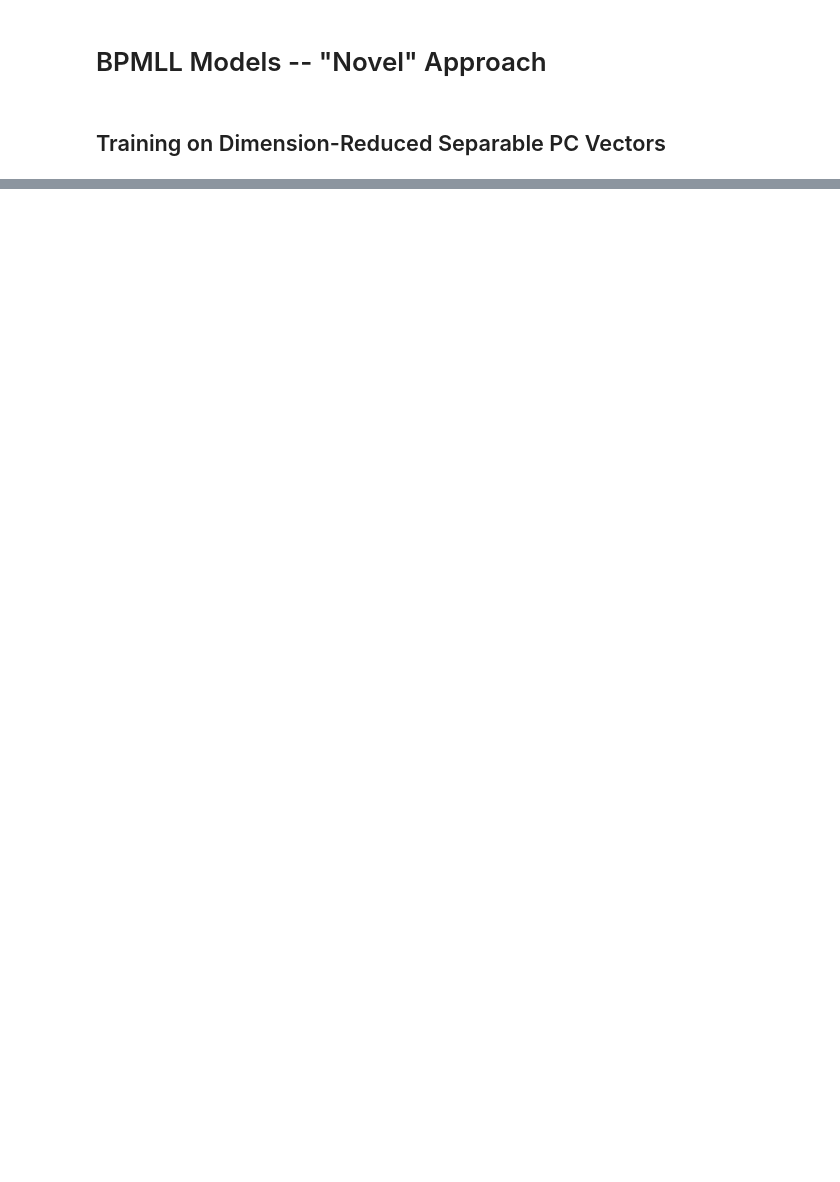
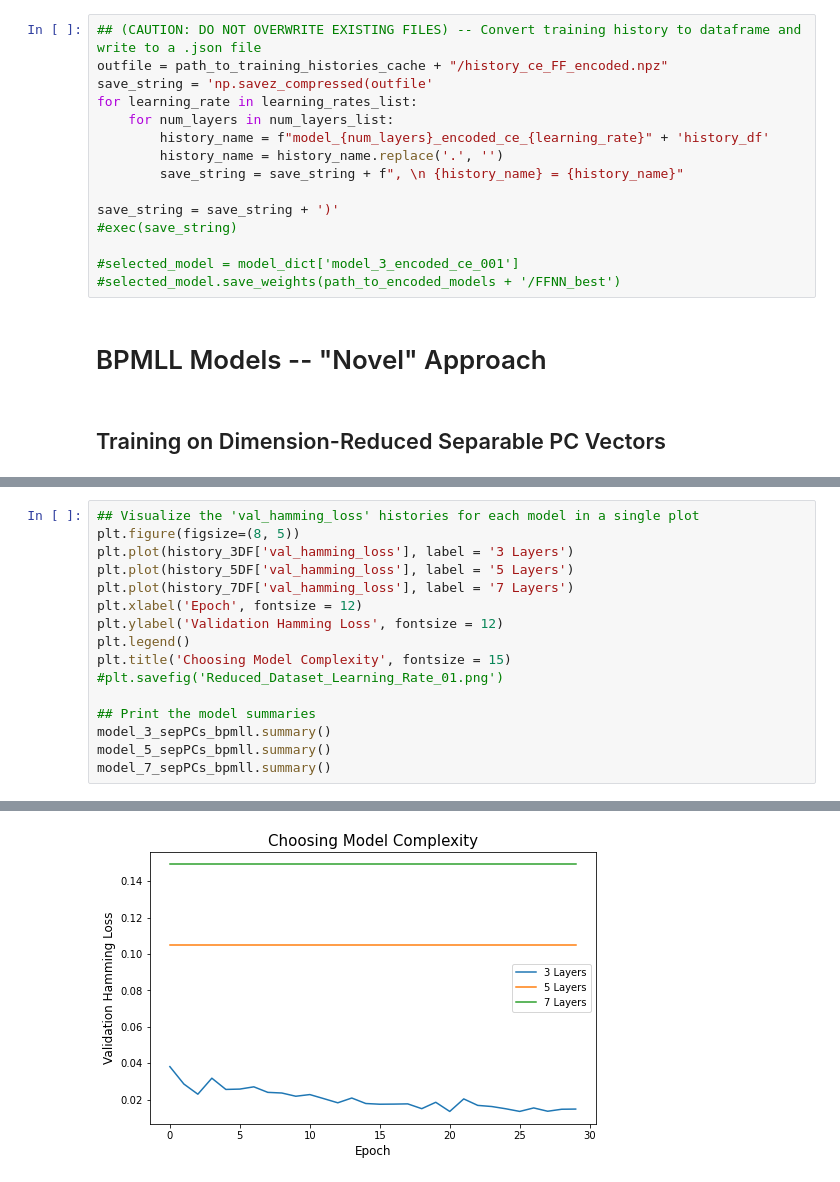
Before and after one commit to BobbyLumpkin/Multilabel-Text-Classification, a Jupyter notebook: Deep Learning Models/FF Models/FF_Models_Training.ipynb, the cells around one changed output, grey strips where cells are left out. Drawn from its saved outputs; the diff is of its cells as text; blank space fills up the shorter version.

```diff
--- a/Deep Learning Models/FF Models/FF_Models_Training.ipynb
+++ b/Deep Learning Models/FF Models/FF_Models_Training.ipynb
@@ -290,3 +226,18 @@ outfile = "Training Histories Layers GS/history_ce_FF_encoded_lr001.npz"
+# %%
+## (CAUTION: DO NOT OVERWRITE EXISTING FILES) -- Convert training history to dataframe and write to a .json file
+outfile = path_to_training_histories_cache + "/history_ce_FF_encoded.npz"
+save_string = 'np.savez_compressed(outfile'
+for learning_rate in learning_rates_list:
+    for num_layers in num_layers_list:
+        history_name = f"model_{num_layers}_encoded_ce_{learning_rate}" + 'history_df'
+        history_name = history_name.replace('.', '')
+        save_string = save_string + f", \n {history_name} = {history_name}"
+
+save_string = save_string + ')'
+#exec(save_string)
+
+#selected_model = model_dict['model_3_encoded_ce_001']
+#selected_model.save_weights(path_to_encoded_models + '/FFNN_best')
 # %% [markdown]
 # BPMLL Models -- "Novel" Approach
 # %% [markdown]
@@ -314,0 +305,17 @@ KeyboardInterrupt:
+# %%
+## Visualize the 'val_hamming_loss' histories for each model in a single plot
+plt.figure(figsize=(8, 5))
+plt.plot(history_3DF['val_hamming_loss'], label = '3 Layers')
+plt.plot(history_5DF['val_hamming_loss'], label = '5 Layers')
+plt.plot(history_7DF['val_hamming_loss'], label = '7 Layers')
+plt.xlabel('Epoch', fontsize = 12)
+plt.ylabel('Validation Hamming Loss', fontsize = 12)
+plt.legend()
+plt.title('Choosing Model Complexity', fontsize = 15)
+#plt.savefig('Reduced_Dataset_Learning_Rate_01.png')
+
+## Print the model summaries
+model_3_sepPCs_bpmll.summary()
+model_5_sepPCs_bpmll.summary()
+model_7_sepPCs_bpmll.summary()
+# %% [output]
@@ -314,0 +339 @@ KeyboardInterrupt:
+[figure, added]
```
Also changed, not shown: parts of 24 cells of this notebook, 22 other files.
